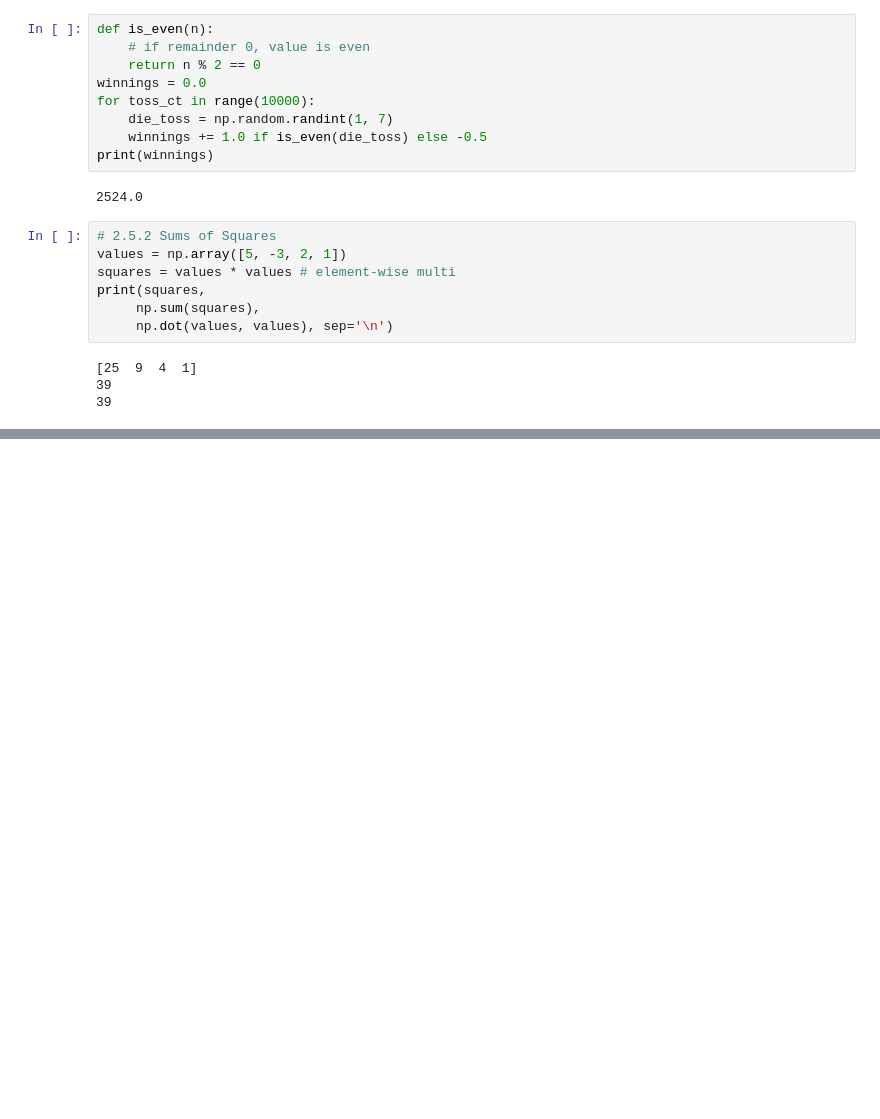
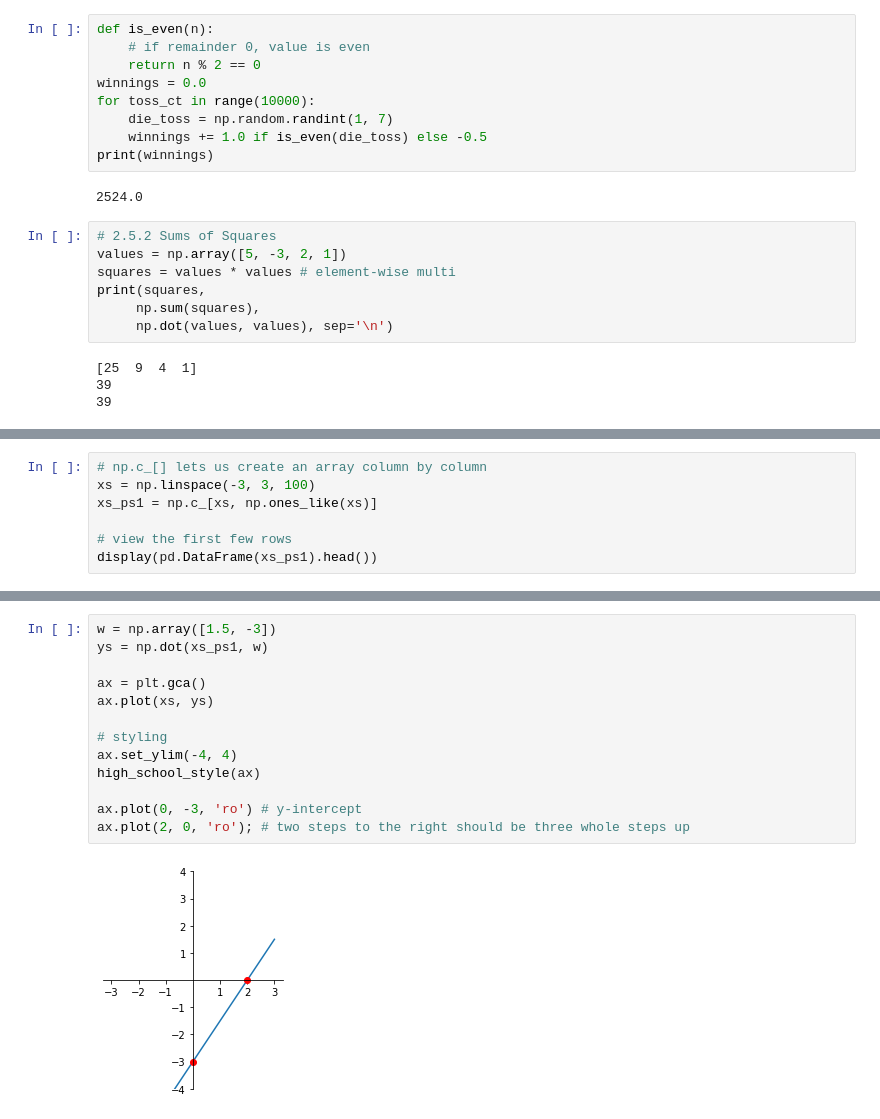
Before and after one commit to takebri/ML, a Jupyter notebook: technical_background.ipynb, the cells around one changed output, grey strips where cells are left out. Drawn from its saved outputs; the diff is of its cells as text; blank space fills up the shorter version.

```diff
--- a/technical_background.ipynb
+++ b/technical_background.ipynb
@@ -161,0 +241,7 @@ display(pd.DataFrame({'errors': errors,
+# %%
+# np.c_[] lets us create an array column by column
+xs = np.linspace(-3, 3, 100)
+xs_ps1 = np.c_[xs, np.ones_like(xs)]
+
+# view the first few rows
+display(pd.DataFrame(xs_ps1).head())
@@ -161,0 +255,15 @@ display(pd.DataFrame({'errors': errors,
+# %%
+w = np.array([1.5, -3])
+ys = np.dot(xs_ps1, w)
+
+ax = plt.gca()
+ax.plot(xs, ys)
+
+# styling
+ax.set_ylim(-4, 4)
+high_school_style(ax)
+
+ax.plot(0, -3, 'ro') # y-intercept
+ax.plot(2, 0, 'ro'); # two steps to the right should be three whole steps up
+# %% [output]
+[figure, added]
```
Also changed, not shown: parts of 12 cells of this notebook.
